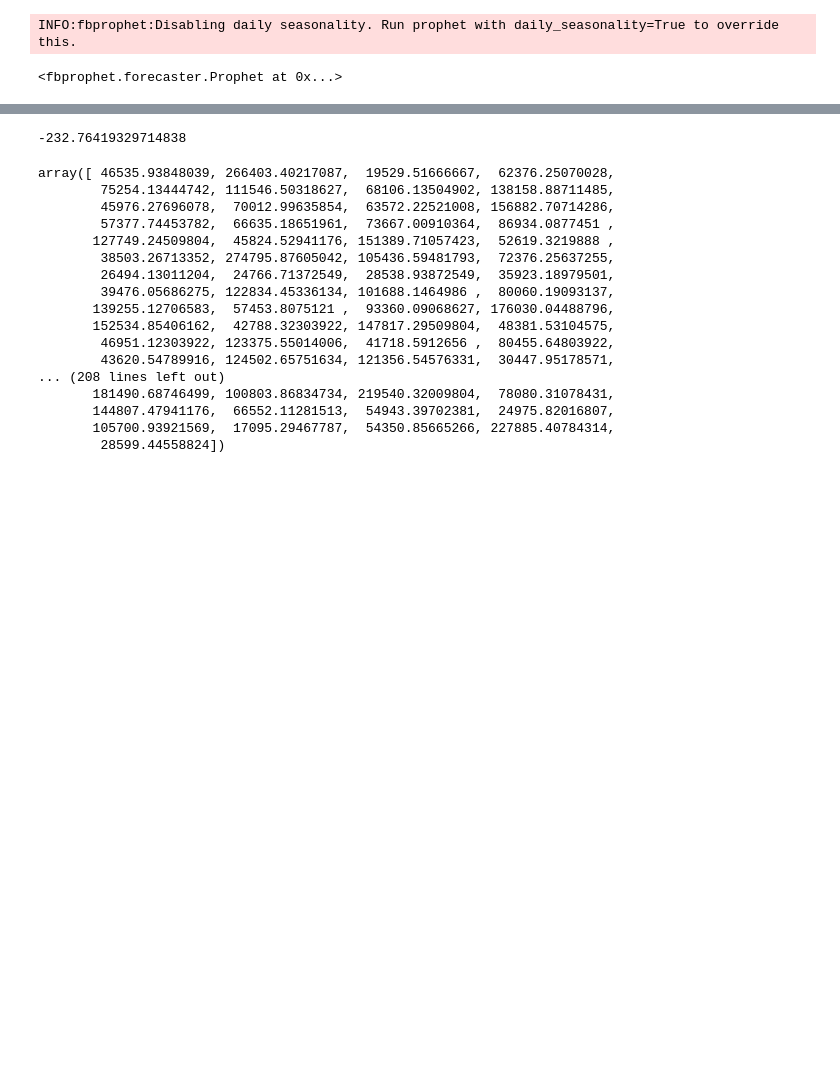
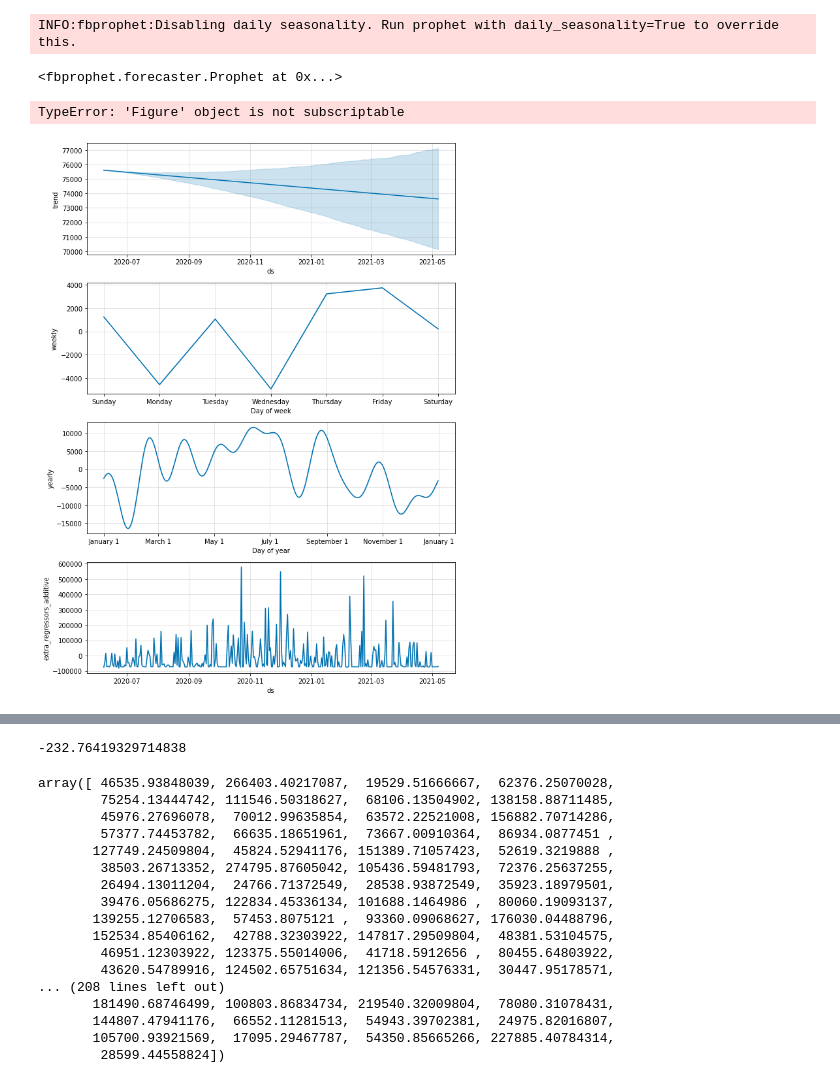
Before and after one commit to fyenne/play3_timeseries, a Jupyter notebook: hpi_out.ipynb, the cells around one changed output, grey strips where cells are left out. Saved outputs shown, nothing was run; the diff lists cells and outputs as text; code cells hidden in the pictures; blank space fills up the shorter version.

```diff
--- a/hpi_out.ipynb
+++ b/hpi_out.ipynb
@@ -306,3 +317,8 @@ m.fit(df)
 # %% [output]
 INFO:fbprophet:Disabling daily seasonality. Run prophet with daily_seasonality=True to override this.
 <fbprophet.forecaster.Prophet at 0x...>
+# %%
+m.plot_components(m.predict(x_test))[1]
+# %% [output]
+TypeError: 'Figure' object is not subscriptable
+[figure, added]
```
Also changed, not shown: parts of 22 cells of this notebook.
